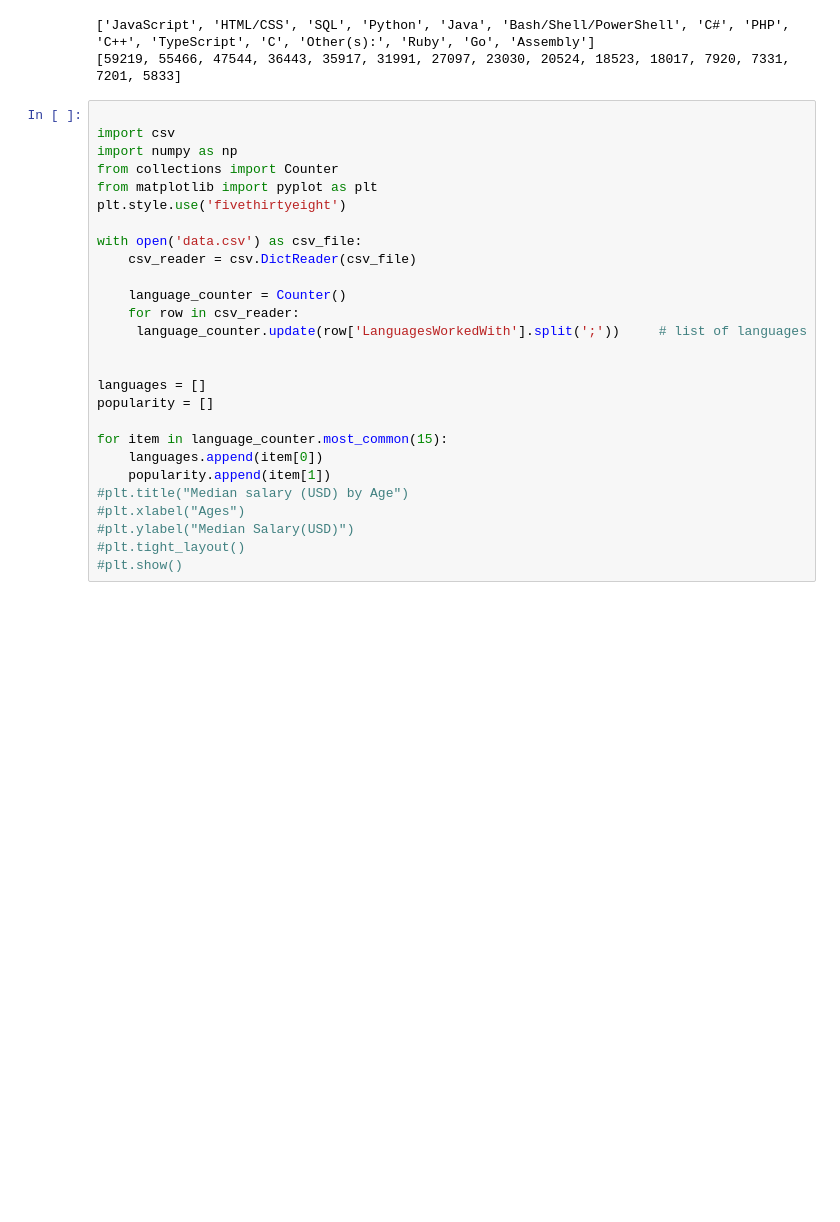
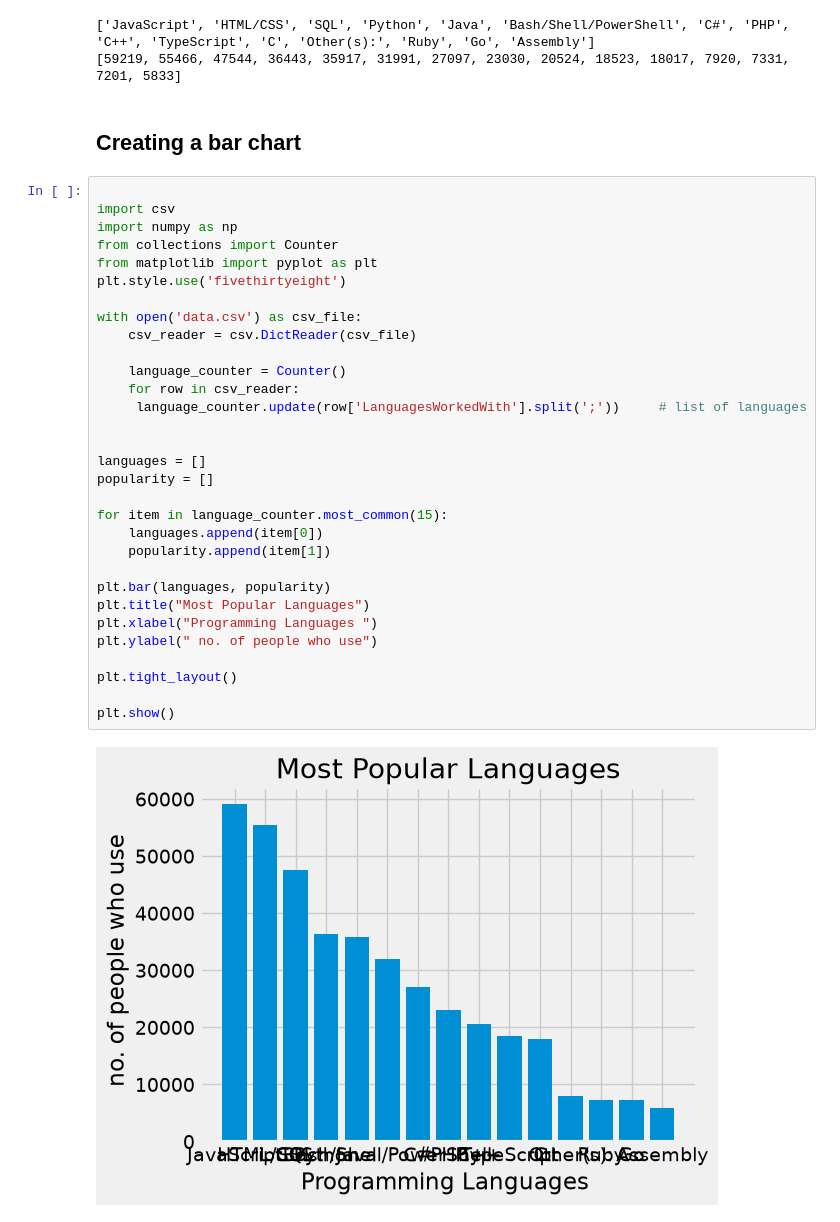
Before and after one commit to certifiedslidder-sudo/Matplotlib, a Jupyter notebook: BarCharts_csv.ipynb, the cells around one changed output. Cells and saved outputs as stored; diff of their text form; blank space fills up the shorter version.

Commit message:
creating a bar chart

```diff
--- a/BarCharts_csv.ipynb
+++ b/BarCharts_csv.ipynb
@@ -103,30 +103,38 @@ print(popularity)
 # %% [output]
 ['JavaScript', 'HTML/CSS', 'SQL', 'Python', 'Java', 'Bash/Shell/PowerShell', 'C#', 'PHP', 'C++', 'TypeScript', 'C', 'Other(s):', 'Ruby', 'Go', 'Assembly']
 [59219, 55466, 47544, 36443, 35917, 31991, 27097, 23030, 20524, 18523, 18017, 7920, 7331, 7201, 5833]
+# %% [markdown]
+## Creating a bar chart
 # %%
 
 import csv
 import numpy as np
 from collections import Counter
 from matplotlib import pyplot as plt
 plt.style.use('fivethirtyeight')
 
 with open('data.csv') as csv_file:
     csv_reader = csv.DictReader(csv_file)
 
     language_counter = Counter()
     for row in csv_reader:
      language_counter.update(row['LanguagesWorkedWith'].split(';'))     # list of languages
 
 
 languages = []
 popularity = []
 
 for item in language_counter.most_common(15):
     languages.append(item[0])
     popularity.append(item[1])
-#plt.title("Median salary (USD) by Age")
-#plt.xlabel("Ages")
-#plt.ylabel("Median Salary(USD)")
-#plt.tight_layout()
-#plt.show()
+
+plt.bar(languages, popularity)
+plt.title("Most Popular Languages")
+plt.xlabel("Programming Languages ")
+plt.ylabel(" no. of people who use")
+
+plt.tight_layout()
+
+plt.show()
+# %% [output]
+[figure, added]
```
